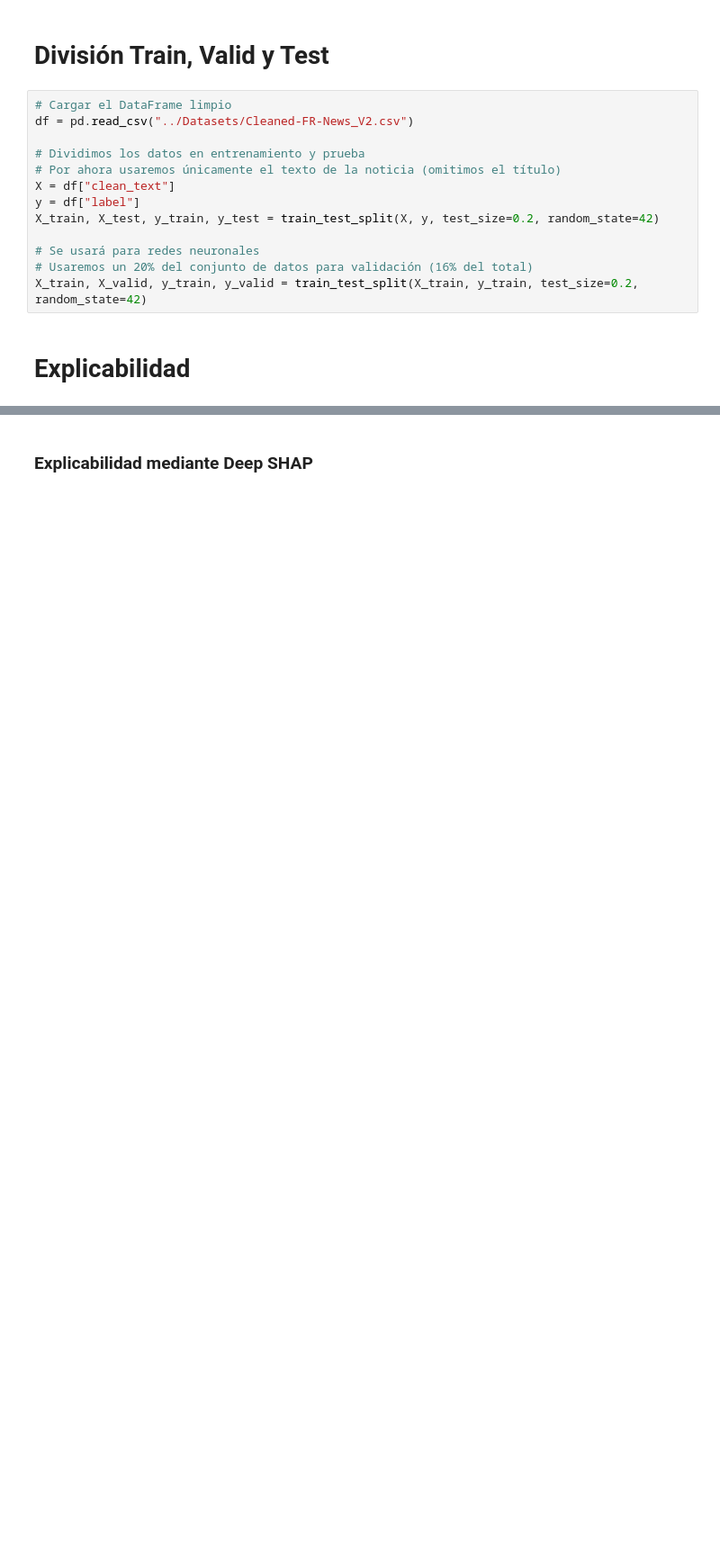
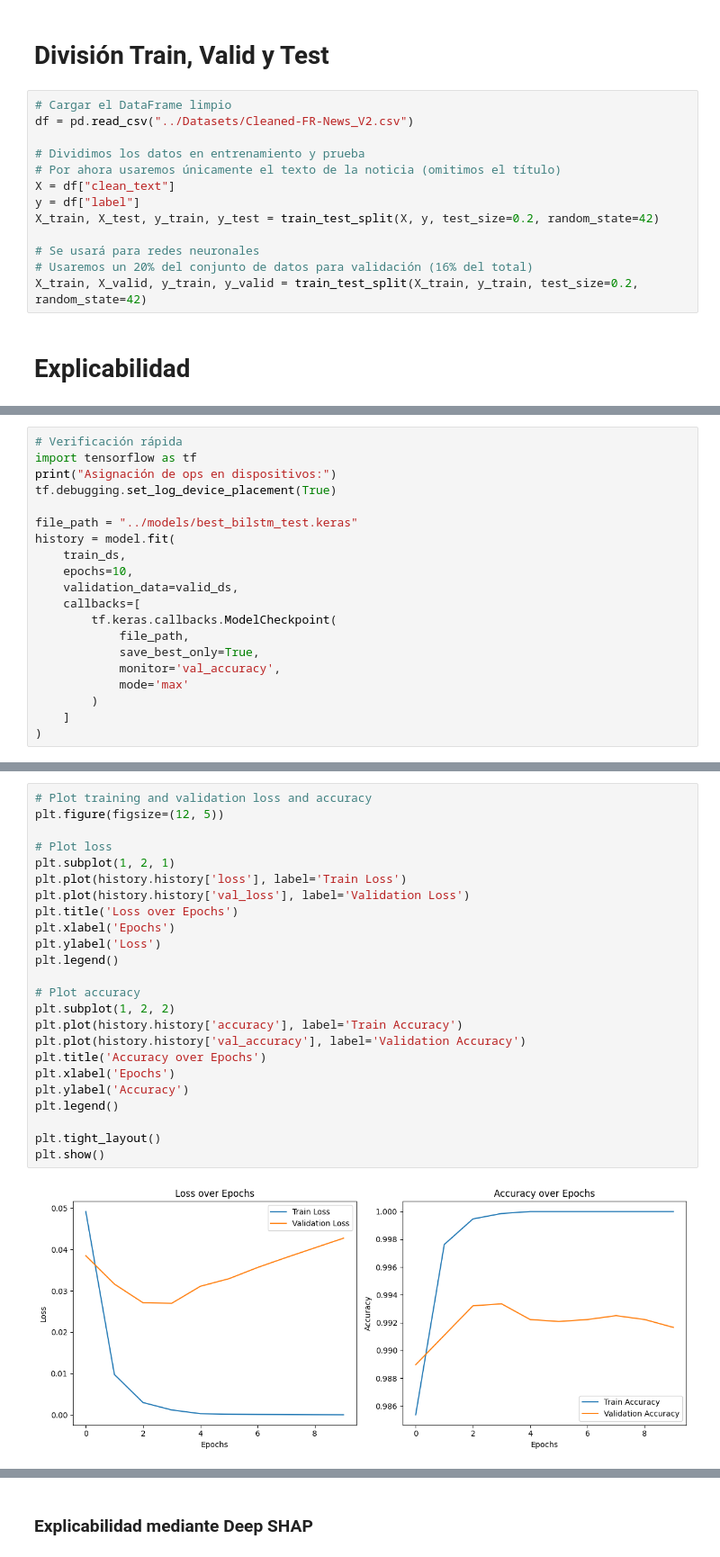
Before and after one commit to guillermo-grande/Fake-News-Detection, a Jupyter notebook: notebooks/best_model_explainability.ipynb, the cells around one changed output, grey strips where cells are left out. Shown at 90% size. Cells and saved outputs as stored; diff of their text form; blank space fills up the shorter version.

Commit message:
Incredible performance from Tensorflow and image

```diff
--- a/notebooks/best_model_explainability.ipynb
+++ b/notebooks/best_model_explainability.ipynb
@@ -209,0 +153,20 @@ Comentario: El mismo modelo con Tensorflow con un batch de 256 obtiene aproximad
+# %%
+# Verificación rápida
+import tensorflow as tf
+print("Asignación de ops en dispositivos:")
+tf.debugging.set_log_device_placement(True)
+
+file_path = "../models/best_bilstm_test.keras"
+history = model.fit(
+    train_ds,
+    epochs=10,
+    validation_data=valid_ds,
+    callbacks=[
+        tf.keras.callbacks.ModelCheckpoint(
+            file_path,
+            save_best_only=True,
+            monitor='val_accuracy',
+            mode='max'
+        )
+    ]
+)
@@ -209,0 +191,26 @@ Comentario: El mismo modelo con Tensorflow con un batch de 256 obtiene aproximad
+# %%
+# Plot training and validation loss and accuracy
+plt.figure(figsize=(12, 5))
+
+# Plot loss
+plt.subplot(1, 2, 1)
+plt.plot(history.history['loss'], label='Train Loss')
+plt.plot(history.history['val_loss'], label='Validation Loss')
+plt.title('Loss over Epochs')
+plt.xlabel('Epochs')
+plt.ylabel('Loss')
+plt.legend()
+
+# Plot accuracy
+plt.subplot(1, 2, 2)
+plt.plot(history.history['accuracy'], label='Train Accuracy')
+plt.plot(history.history['val_accuracy'], label='Validation Accuracy')
+plt.title('Accuracy over Epochs')
+plt.xlabel('Epochs')
+plt.ylabel('Accuracy')
+plt.legend()
+
+plt.tight_layout()
+plt.show()
+# %% [output]
+[figure, added]
```
Also changed, not shown: parts of 21 cells of this notebook, 2 other files.
